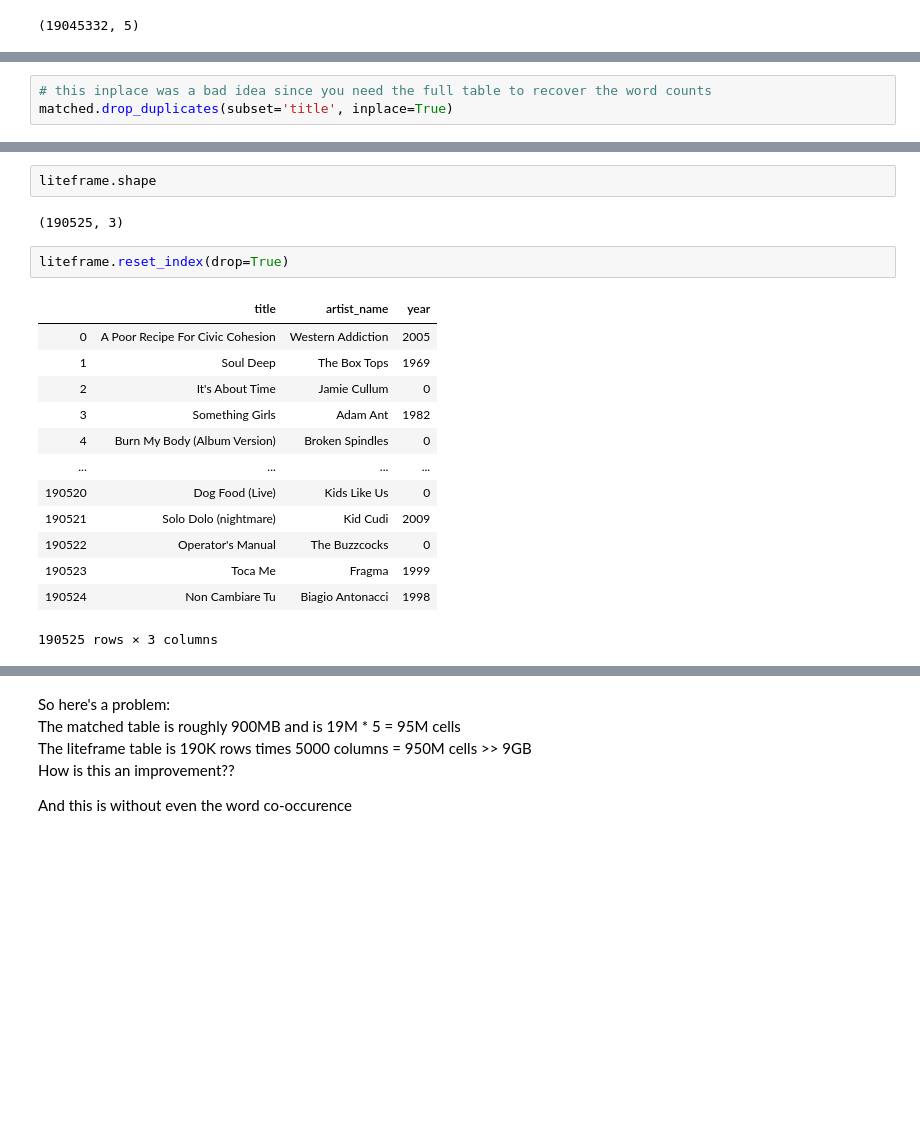
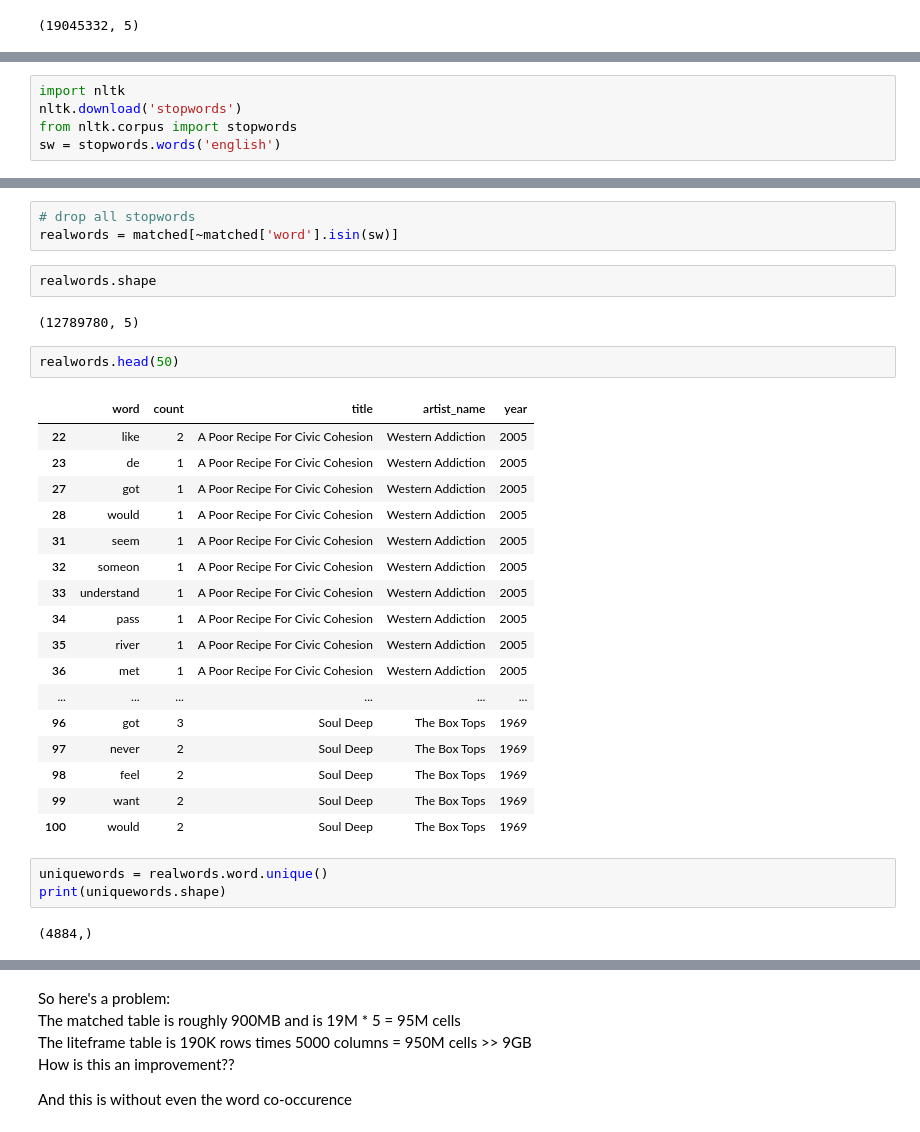
Before and after one commit to wang-xo/DataViz-KUL-2020, a Jupyter notebook: Tableau/Megamatrix_book.ipynb, the cells around one changed output, grey strips where cells are left out. Drawn from its saved outputs; the diff is of its cells as text; blank space fills up the shorter version.

```diff
--- a/Tableau/Megamatrix_book.ipynb
+++ b/Tableau/Megamatrix_book.ipynb
@@ -71,3 +81,0 @@ uniquewords = matched.word.unique()
-# %%
-# this inplace was a bad idea since you need the full table to recover the word counts
-matched.drop_duplicates(subset='title', inplace=True)
@@ -93,0 +82,5 @@ liteframe.head()
+# %%
+import nltk
+nltk.download('stopwords')
+from nltk.corpus import stopwords
+sw = stopwords.words('english')
@@ -94,20 +111,32 @@ liteframe.head()
+# %%
+# drop all stopwords
+realwords = matched[~matched['word'].isin(sw)]
 # %%
-liteframe.shape
+realwords.shape
 # %% [output]
-(190525, 3)
+(12789780, 5)
-# %%
-liteframe.reset_index(drop=True)
-# %% [output]
-|  | title | artist_name | year |
-| 0 | A Poor Recipe For Civic Cohesion | Western Addiction | 2005 |
-| 1 | Soul Deep | The Box Tops | 1969 |
-| 2 | It's About Time | Jamie Cullum | 0 |
-| 3 | Something Girls | Adam Ant | 1982 |
-| 4 | Burn My Body (Album Version) | Broken Spindles | 0 |
-| ... | ... | ... | ... |
-| 190520 | Dog Food (Live) | Kids Like Us | 0 |
-| 190521 | Solo Dolo (nightmare) | Kid Cudi | 2009 |
-| 190522 | Operator's Manual | The Buzzcocks | 0 |
-| 190523 | Toca Me | Fragma | 1999 |
-| 190524 | Non Cambiare Tu | Biagio Antonacci | 1998 |
-190525 rows × 3 columns
+# %%
+realwords.head(50)
+# %% [output]
+|  | word | count | title | artist_name | year |
+| 22 | like | 2 | A Poor Recipe For Civic Cohesion | Western Addiction | 2005 |
+| 23 | de | 1 | A Poor Recipe For Civic Cohesion | Western Addiction | 2005 |
+| 27 | got | 1 | A Poor Recipe For Civic Cohesion | Western Addiction | 2005 |
+| 28 | would | 1 | A Poor Recipe For Civic Cohesion | Western Addiction | 2005 |
+| 31 | seem | 1 | A Poor Recipe For Civic Cohesion | Western Addiction | 2005 |
+| 32 | someon | 1 | A Poor Recipe For Civic Cohesion | Western Addiction | 2005 |
+| 33 | understand | 1 | A Poor Recipe For Civic Cohesion | Western Addiction | 2005 |
+| 34 | pass | 1 | A Poor Recipe For Civic Cohesion | Western Addiction | 2005 |
+| 35 | river | 1 | A Poor Recipe For Civic Cohesion | Western Addiction | 2005 |
+| 36 | met | 1 | A Poor Recipe For Civic Cohesion | Western Addiction | 2005 |
+| ... | ... | ... | ... | ... | ... |
+| 96 | got | 3 | Soul Deep | The Box Tops | 1969 |
+| 97 | never | 2 | Soul Deep | The Box Tops | 1969 |
+| 98 | feel | 2 | Soul Deep | The Box Tops | 1969 |
+| 99 | want | 2 | Soul Deep | The Box Tops | 1969 |
+| 100 | would | 2 | Soul Deep | The Box Tops | 1969 |
+# %%
+uniquewords = realwords.word.unique()
+print(uniquewords.shape)
+# %% [output]
+(4884,)
```
Also changed, not shown: parts of 21 cells of this notebook, 3 other files.
